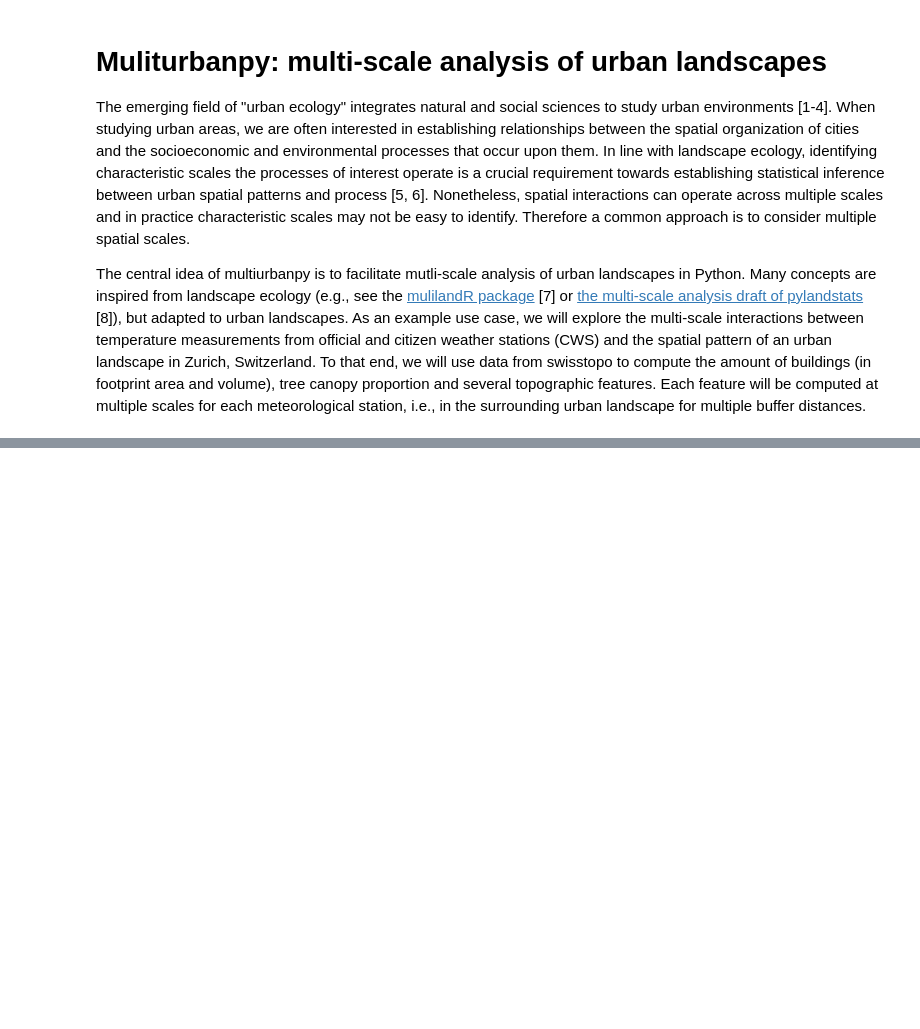
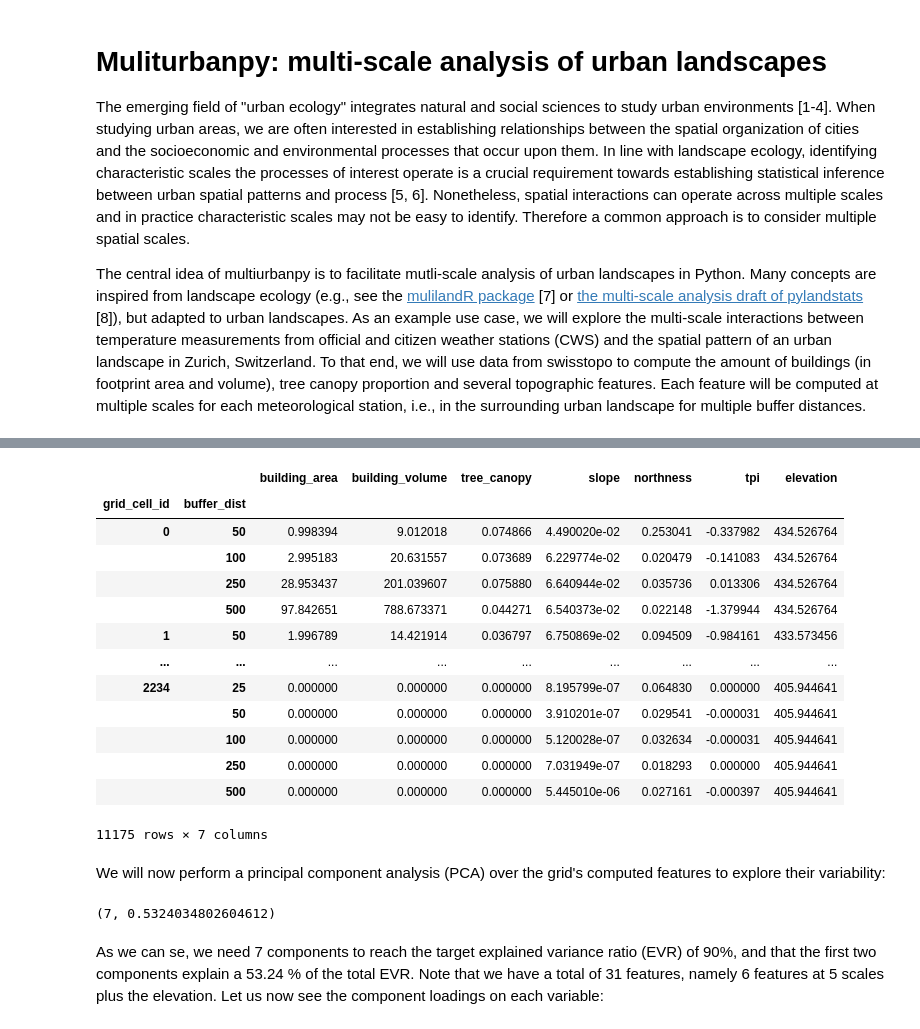
Before and after one commit to martibosch/multiurbanpy, a Jupyter notebook: docs/example.ipynb, the cells around one changed output, grey strips where cells are left out. Saved outputs shown, nothing was run; the diff lists cells and outputs as text; code cells hidden in the pictures; blank space fills up the shorter version.

```diff
--- a/docs/example.ipynb
+++ b/docs/example.ipynb
@@ -421,0 +217,54 @@ This suggests that the *scale of effect* is around 100 m, which is in line with
+# %%
+grid_gser = msfc.generate_regular_grid_gser(grid_res, geometry_type="point")
+grid_features_df = pd.concat(
+    [
+        msfc.compute_building_features(
+            grid_gser, buffer_dists, building_gdf=buildings_filepath
+        ),
+        msfc.compute_tree_features(
+            tree_canopy_filepath, grid_gser, buffer_dists, tree_val
+        ),
+        msfc.compute_topo_features_df(dem_filepath, grid_gser, buffer_dists),
+    ],
+    axis="columns",
+).fillna(0)
+elevation_ser = msfc.compute_elevation_ser(dem_filepath, grid_gser)
+# set elevation (even though is not multi-scale)
+grid_features_df["elevation"] = grid_features_df.index.get_level_values(
+    grid_gser.index.name
+).map(elevation_ser)
+grid_features_df
+# %% [output]
+|  |  | building_area | building_volume | tree_canopy | slope | northness | tpi | elevation |
+| grid_cell_id | buffer_dist |  |  |  |  |  |  |  |
+| 0 | 50 | 0.998394 | 9.012018 | 0.074866 | 4.490020e-02 | 0.253041 | -0.337982 | 434.526764 |
+|  | 100 | 2.995183 | 20.631557 | 0.073689 | 6.229774e-02 | 0.020479 | -0.141083 | 434.526764 |
+|  | 250 | 28.953437 | 201.039607 | 0.075880 | 6.640944e-02 | 0.035736 | 0.013306 | 434.526764 |
+|  | 500 | 97.842651 | 788.673371 | 0.044271 | 6.540373e-02 | 0.022148 | -1.379944 | 434.526764 |
+| 1 | 50 | 1.996789 | 14.421914 | 0.036797 | 6.750869e-02 | 0.094509 | -0.984161 | 433.573456 |
+| ... | ... | ... | ... | ... | ... | ... | ... | ... |
+| 2234 | 25 | 0.000000 | 0.000000 | 0.000000 | 8.195799e-07 | 0.064830 | 0.000000 | 405.944641 |
+|  | 50 | 0.000000 | 0.000000 | 0.000000 | 3.910201e-07 | 0.029541 | -0.000031 | 405.944641 |
+|  | 100 | 0.000000 | 0.000000 | 0.000000 | 5.120028e-07 | 0.032634 | -0.000031 | 405.944641 |
+|  | 250 | 0.000000 | 0.000000 | 0.000000 | 7.031949e-07 | 0.018293 | 0.000000 | 405.944641 |
+|  | 500 | 0.000000 | 0.000000 | 0.000000 | 5.445010e-06 | 0.027161 | -0.000397 | 405.944641 |
+11175 rows × 7 columns
+# %% [markdown]
+We will now perform a principal component analysis (PCA) over the grid's computed features to explore their variability:
+# %%
+# use a flat (one row per grid cell/sample) data frame in line with sklearn
+# also keep only one buffer distance for the elevation feature (to avoid artificially
+# duplicating features and inflating colinearity)
+X_grid_df = get_X_df(grid_features_df)
+
+for n_components in range(1, len(X_grid_df.columns)):
+    pca = decomposition.PCA(n_components=n_components).fit(X_grid_df)
+    evr = pca.explained_variance_ratio_.sum()
+    if evr >= target_evr:
+        break
+X_grid_pca = pd.DataFrame(pca.transform(X_grid_df), index=X_grid_df.index)
+n_components, pca.explained_variance_ratio_[:2].sum().item()
+# %% [output]
+(7, 0.5324034802604612)
+# %% [markdown]
+As we can se, we need 7 components to reach the target explained variance ratio (EVR) of 90%, and that the first two components explain a 53.24 % of the total EVR. Note that we have a total of 31 features, namely 6 features at 5 scales plus the elevation. Let us now see the component loadings on each variable:
```
Also changed, not shown: parts of 49 cells of this notebook, 9 other files.
